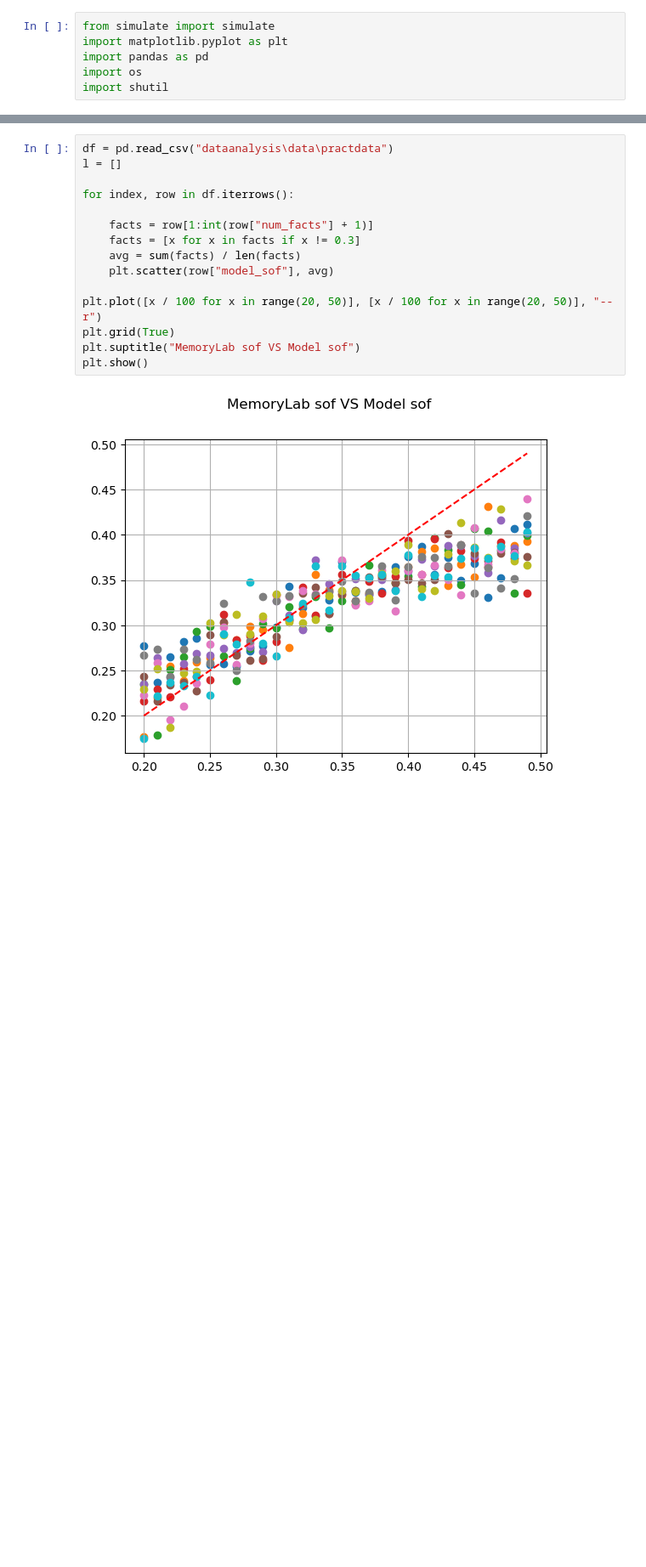
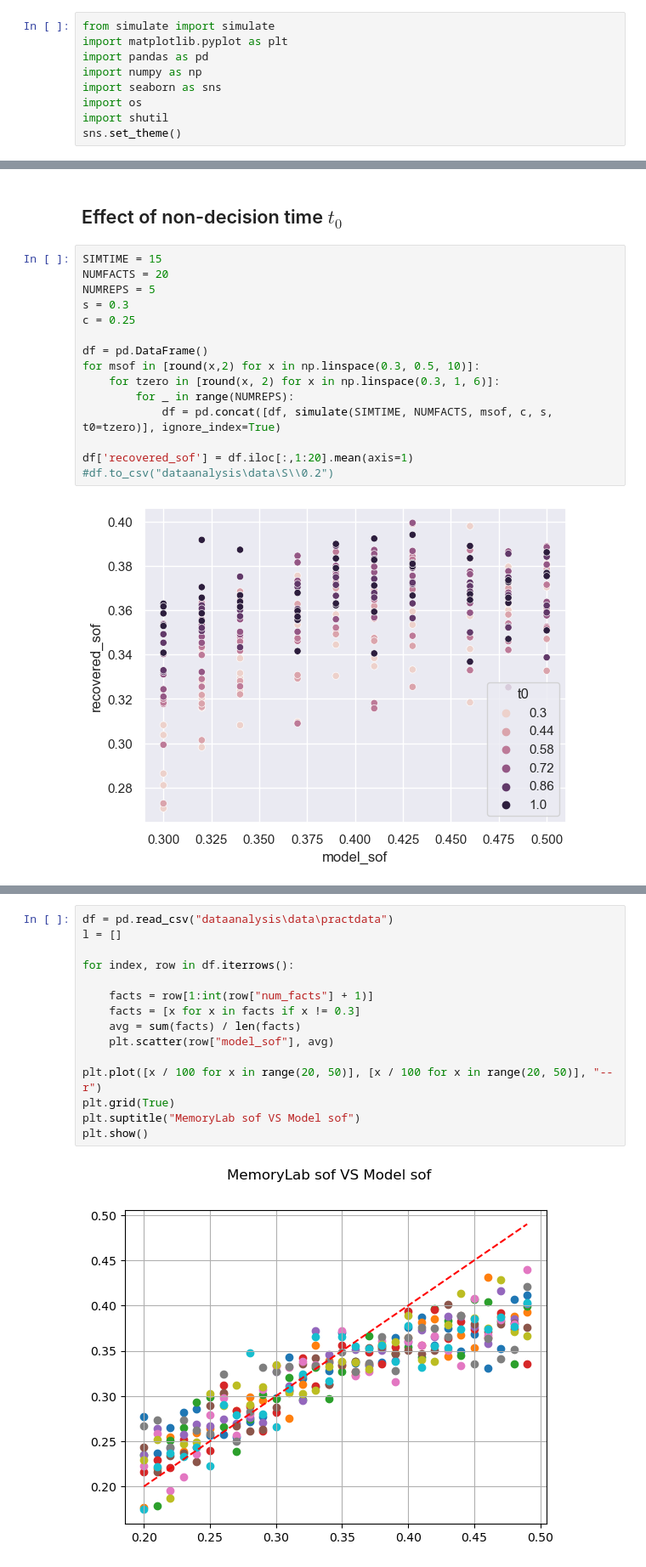
Before and after one commit to FrankieReyna/mlModel, a Jupyter notebook: sim/simscripts/newrecovery.ipynb, the cells around one changed output, grey strips where cells are left out. Shown: that part at 85% size. Saved outputs shown, nothing was run; the diff lists cells and outputs as text; blank space fills up the shorter version.

Commit message:
Added simulations for F and Ter; added Seaborn viz

```diff
--- a/sim/simscripts/newrecovery.ipynb
+++ b/sim/simscripts/newrecovery.ipynb
@@ -2,8 +2,11 @@
 from simulate import simulate
 import matplotlib.pyplot as plt
 import pandas as pd
+import numpy as np
+import seaborn as sns
 import os
 import shutil
+sns.set_theme()
 # %%
 SIMTIME = 12
 NUMF = 20
@@ -35,3 +37,22 @@ for index, row in df.iterrows():
     plt.scatter([row["model_sof"] for _ in range(NUMFACTS)], row[0:NUMFACTS])
 
 plt.show()
+# %% [markdown]
+## Effect of non-decision time $t_0$
+# %%
+SIMTIME = 15
+NUMFACTS = 20
+NUMREPS = 5
+s = 0.3
+c = 0.25
+
+df = pd.DataFrame()
+for msof in [round(x,2) for x in np.linspace(0.3, 0.5, 10)]:
+    for tzero in [round(x, 2) for x in np.linspace(0.3, 1, 6)]:
+        for _ in range(NUMREPS):
+            df = pd.concat([df, simulate(SIMTIME, NUMFACTS, msof, c, s, t0=tzero)], ignore_index=True)
+
+df['recovered_sof'] = df.iloc[:,1:20].mean(axis=1)
+#df.to_csv("dataanalysis\data\S\\0.2")
+# %% [output]
+[figure, added]
```
Also changed, not shown: parts of 8 cells of this notebook.
